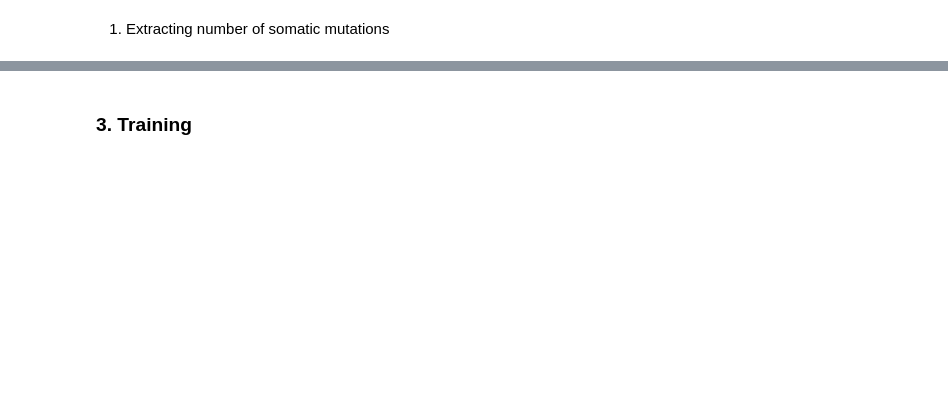
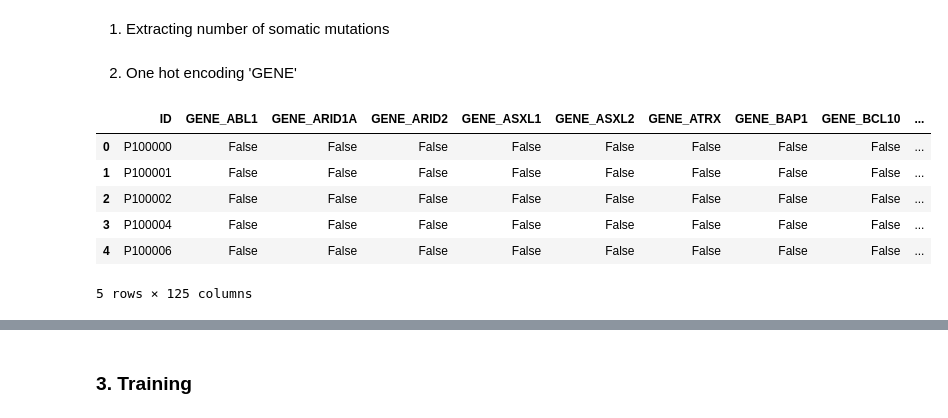
Before and after one commit to carlmonnaert/QRT-Challenge-Data-2025, a Jupyter notebook: cox_ridge.ipynb, the cells around one changed output, grey strips where cells are left out. Cells and saved outputs as stored; diff of their text form; code cells hidden in the pictures; blank space fills up the shorter version.

```diff
--- a/cox_ridge.ipynb
+++ b/cox_ridge.ipynb
@@ -65,4 +66,25 @@ tmp = maf_df.groupby('ID').size().reset_index(name='Nmut')
 
 # Merge with the training dataset and replace missing values in 'Nmut' with 0
 df_2 = df.merge(tmp, on='ID', how='left').fillna({'Nmut': 0})
+# %% [markdown]
+2. One hot encoding 'GENE'
+# %%
+# One-hot encode the 'GENE' column
+one_hot_encoded_genes = pd.get_dummies(maf_df['GENE'], prefix='GENE')
+
+# Add the one-hot encoded columns to the original DataFrame
+maf_df_one_hot = pd.concat([maf_df[['ID']], one_hot_encoded_genes], axis=1)
+
+# Group by 'ID' and aggregate using max to ensure one entry per ID
+maf_df_one_hot_grouped = maf_df_one_hot.groupby('ID').max().reset_index()
+
+maf_df_one_hot_grouped.head()
+# %% [output]
+|  | ID | GENE_ABL1 | GENE_ARID1A | GENE_ARID2 | GENE_ASXL1 | GENE_ASXL2 | GENE_ATRX | GENE_BAP1 | GENE_BCL10 | ... |
+| 0 | P100000 | False | False | False | False | False | False | False | False | ... |
+| 1 | P100001 | False | False | False | False | False | False | False | False | ... |
+| 2 | P100002 | False | False | False | False | False | False | False | False | ... |
+| 3 | P100004 | False | False | False | False | False | False | False | False | ... |
+| 4 | P100006 | False | False | False | False | False | False | False | False | ... |
+5 rows × 125 columns
 # %% [markdown]
```
Also changed, not shown: parts of 20 cells of this notebook, 3 other files.
